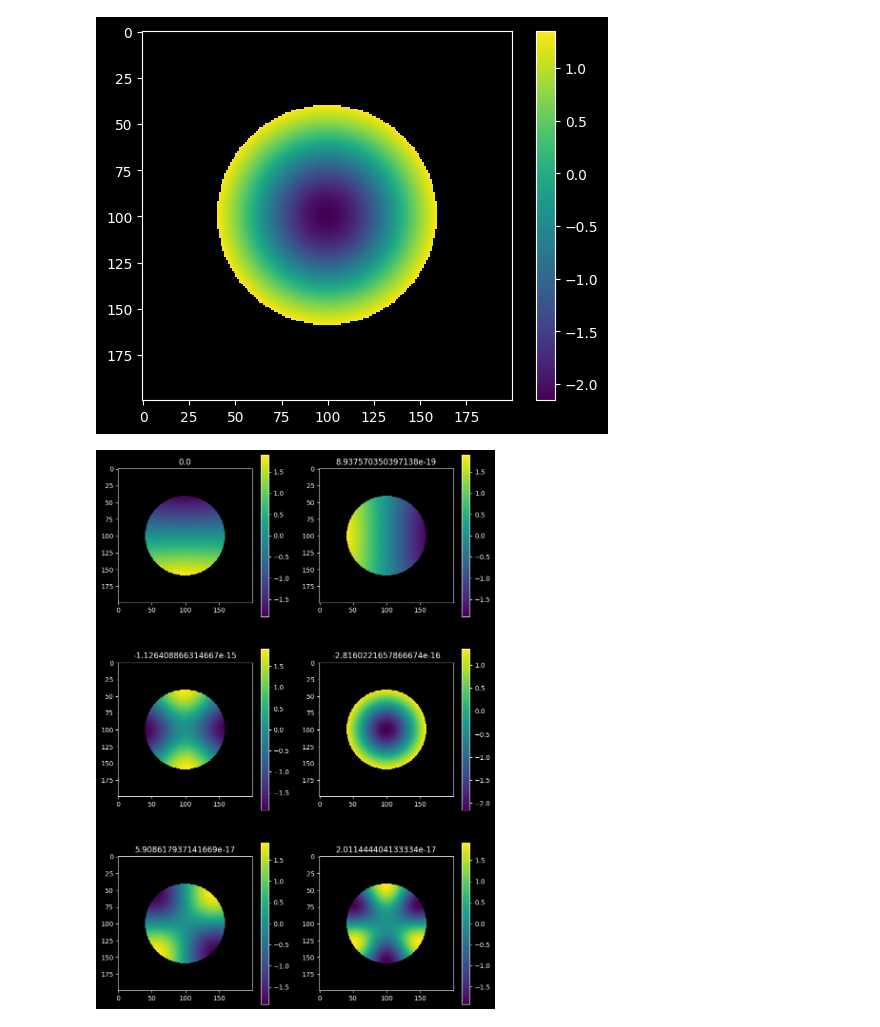
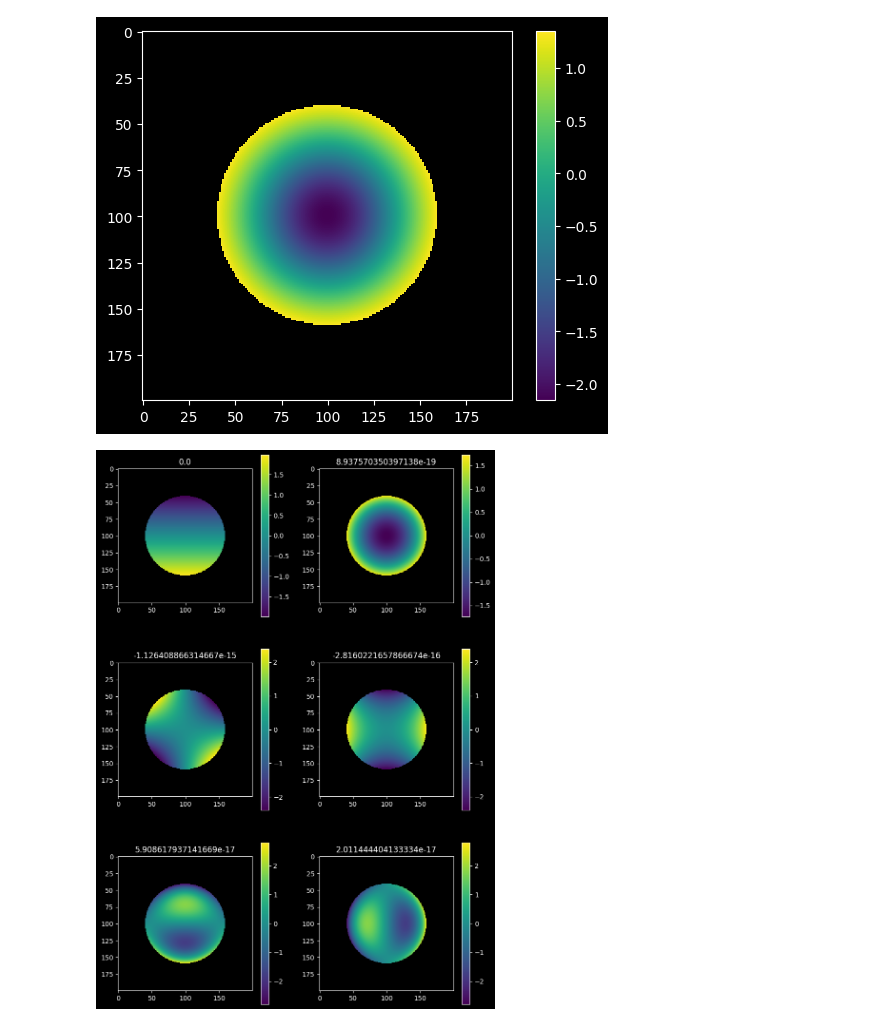
Before and after one commit to ArcetriAdaptiveOptics/arte, a Jupyter notebook: notebook/scratch_kl_decomposition.ipynb, the cells around one changed output. Cells and saved outputs as stored; diff of their text form; code cells hidden in the pictures.

```diff
--- a/notebook/scratch_kl_decomposition.ipynb
+++ b/notebook/scratch_kl_decomposition.ipynb
@@ -86,10 +85,10 @@ plt.colorbar()
 # %%
 
 plt.figure(figsize=(10,15))
 for ii in np.arange(1,7):
     plt.subplot(3,2,ii)
-    plt.imshow(klcube[:,:,ii-1])
+    plt.imshow(klcube[:,:,ii])
     plt.colorbar()
     plt.title(np.mean(klcube[:,:,ii-1] ))
 # %% [output]
-[figure, old version]
+[figure, new version]
```
Also changed, not shown: parts of 1 cell of this notebook, 7 other files.
